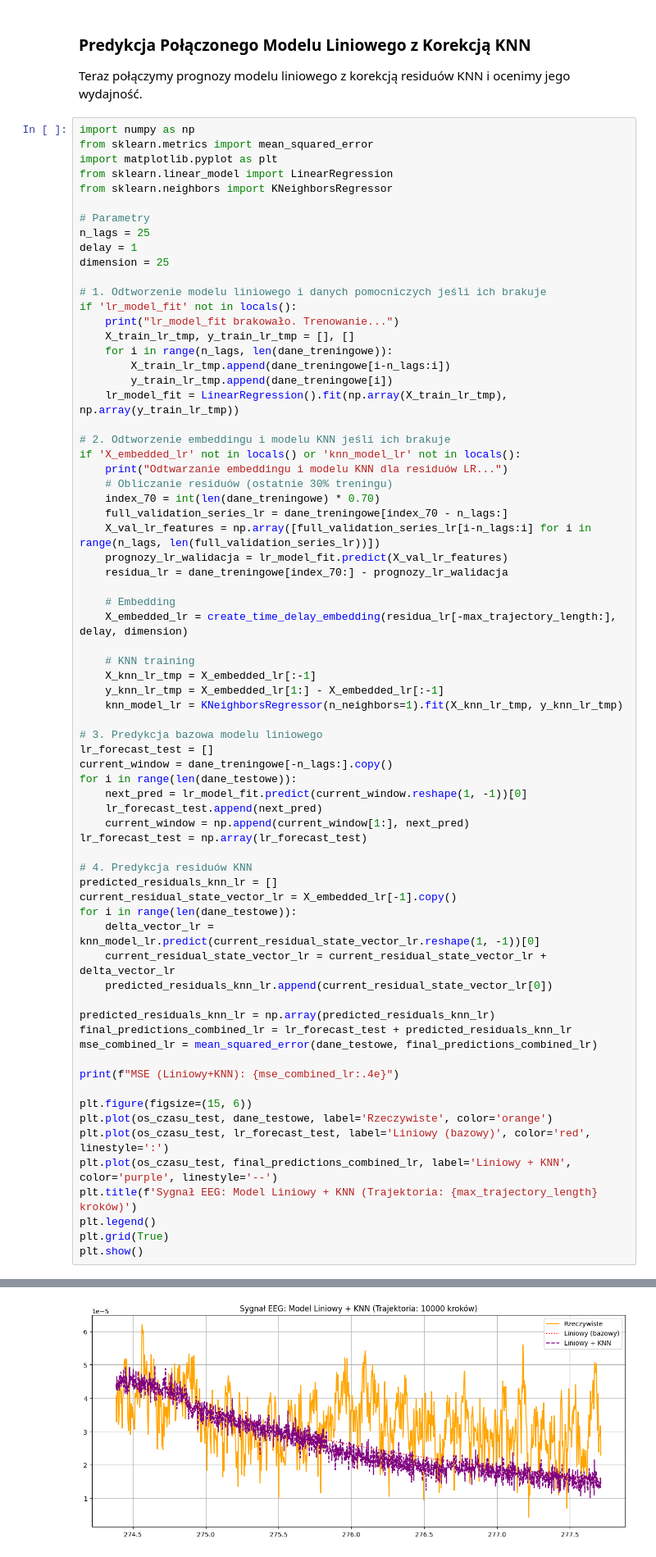
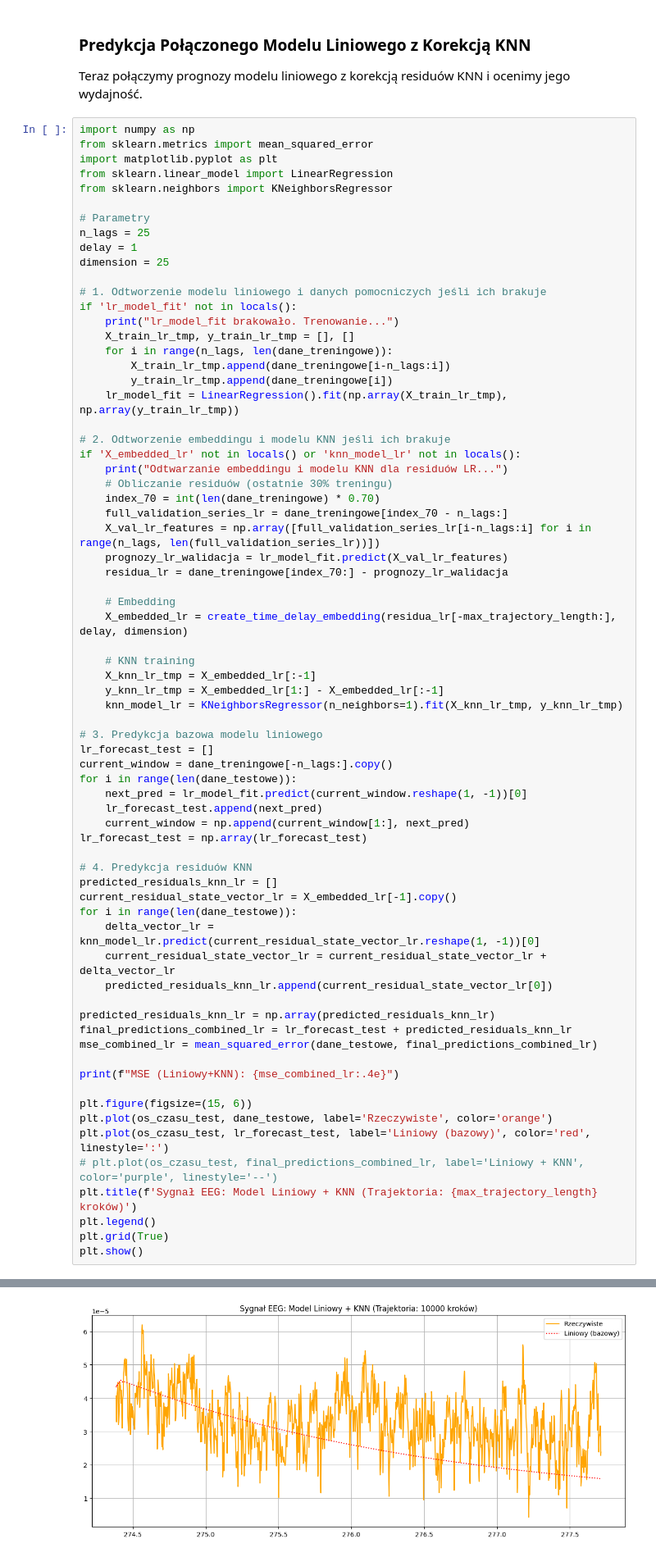
Before and after one commit to piwmat/test, a Jupyter notebook: Untitled1.ipynb, the cells around one changed output, grey strips where cells are left out. Shown at 82% size. Drawn from its saved outputs; the diff is of its cells as text.

```diff
--- a/Untitled1.ipynb
+++ b/Untitled1.ipynb
@@ -353,35 +353,35 @@ lr_forecast_test = []
 current_window = dane_treningowe[-n_lags:].copy()
 for i in range(len(dane_testowe)):
     next_pred = lr_model_fit.predict(current_window.reshape(1, -1))[0]
     lr_forecast_test.append(next_pred)
     current_window = np.append(current_window[1:], next_pred)
 lr_forecast_test = np.array(lr_forecast_test)
 
 # 4. Predykcja residuów KNN
 predicted_residuals_knn_lr = []
 current_residual_state_vector_lr = X_embedded_lr[-1].copy()
 for i in range(len(dane_testowe)):
     delta_vector_lr = knn_model_lr.predict(current_residual_state_vector_lr.reshape(1, -1))[0]
     current_residual_state_vector_lr = current_residual_state_vector_lr + delta_vector_lr
     predicted_residuals_knn_lr.append(current_residual_state_vector_lr[0])
 
 predicted_residuals_knn_lr = np.array(predicted_residuals_knn_lr)
 final_predictions_combined_lr = lr_forecast_test + predicted_residuals_knn_lr
 mse_combined_lr = mean_squared_error(dane_testowe, final_predictions_combined_lr)
 
 print(f"MSE (Liniowy+KNN): {mse_combined_lr:.4e}")
 
 plt.figure(figsize=(15, 6))
 plt.plot(os_czasu_test, dane_testowe, label='Rzeczywiste', color='orange')
 plt.plot(os_czasu_test, lr_forecast_test, label='Liniowy (bazowy)', color='red', linestyle=':')
-plt.plot(os_czasu_test, final_predictions_combined_lr, label='Liniowy + KNN', color='purple', linestyle='--')
+# plt.plot(os_czasu_test, final_predictions_combined_lr, label='Liniowy + KNN', color='purple', linestyle='--')
 plt.title(f'Sygnał EEG: Model Liniowy + KNN (Trajektoria: {max_trajectory_length} kroków)')
 plt.legend()
 plt.grid(True)
 plt.show()
 # %% [output]
 MSE (Liniowy+KNN): 1.5323e-10
-[figure, old version]
+[figure, new version]
 # %%
 from IPython.display import Markdown
 
```
Also changed, not shown: parts of 11 cells of this notebook.
